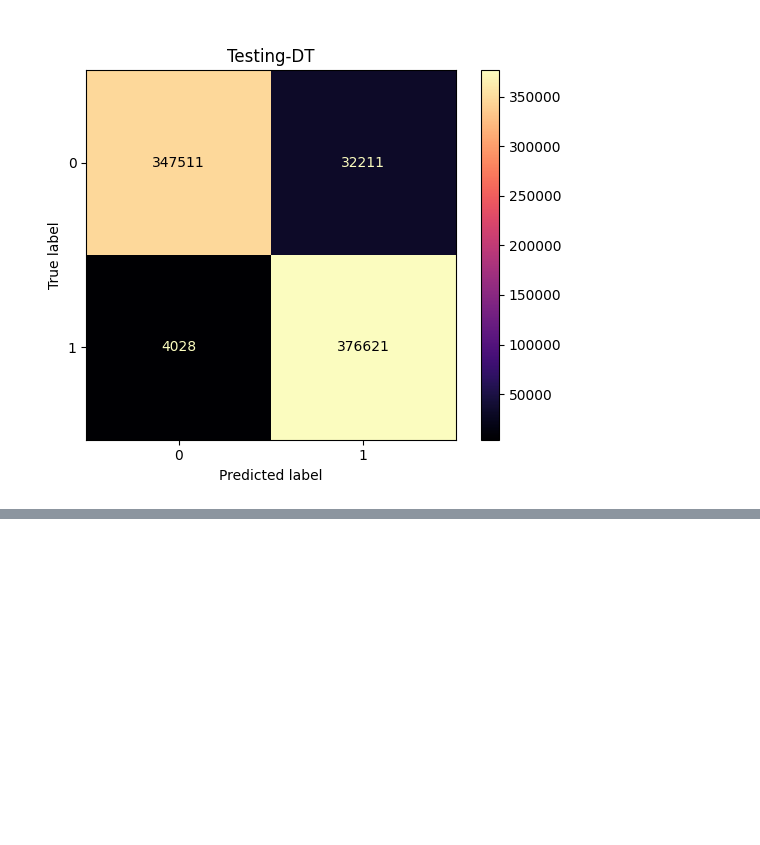
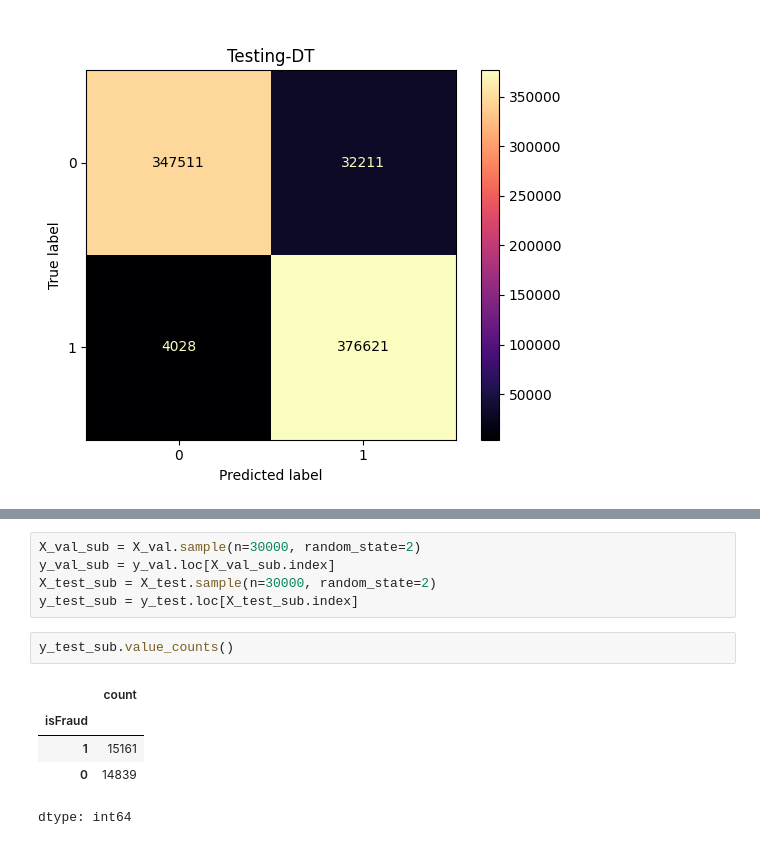
Before and after one commit to shashank02468/Performance-analysis-of-SMOTE-and-SMOTE-ENN-for-online-fraud-prediction, a Jupyter notebook: Fraud_Detection_final_code.ipynb, the cells around one changed output, grey strips where cells are left out. Drawn from its saved outputs; the diff is of its cells as text; blank space fills up the shorter version.

```diff
--- a/Fraud_Detection_final_code.ipynb
+++ b/Fraud_Detection_final_code.ipynb
@@ -875,0 +891,13 @@ weighted avg       0.95      0.95      0.95    760371
+# %%
+X_val_sub = X_val.sample(n=30000, random_state=2)
+y_val_sub = y_val.loc[X_val_sub.index]
+X_test_sub = X_test.sample(n=30000, random_state=2)
+y_test_sub = y_test.loc[X_test_sub.index]
+# %%
+y_test_sub.value_counts()
+# %% [output]
+|  | count |
+| isFraud |  |
+| 1 | 15161 |
+| 0 | 14839 |
+dtype: int64
```
Also changed, not shown: parts of 4 cells of this notebook.
